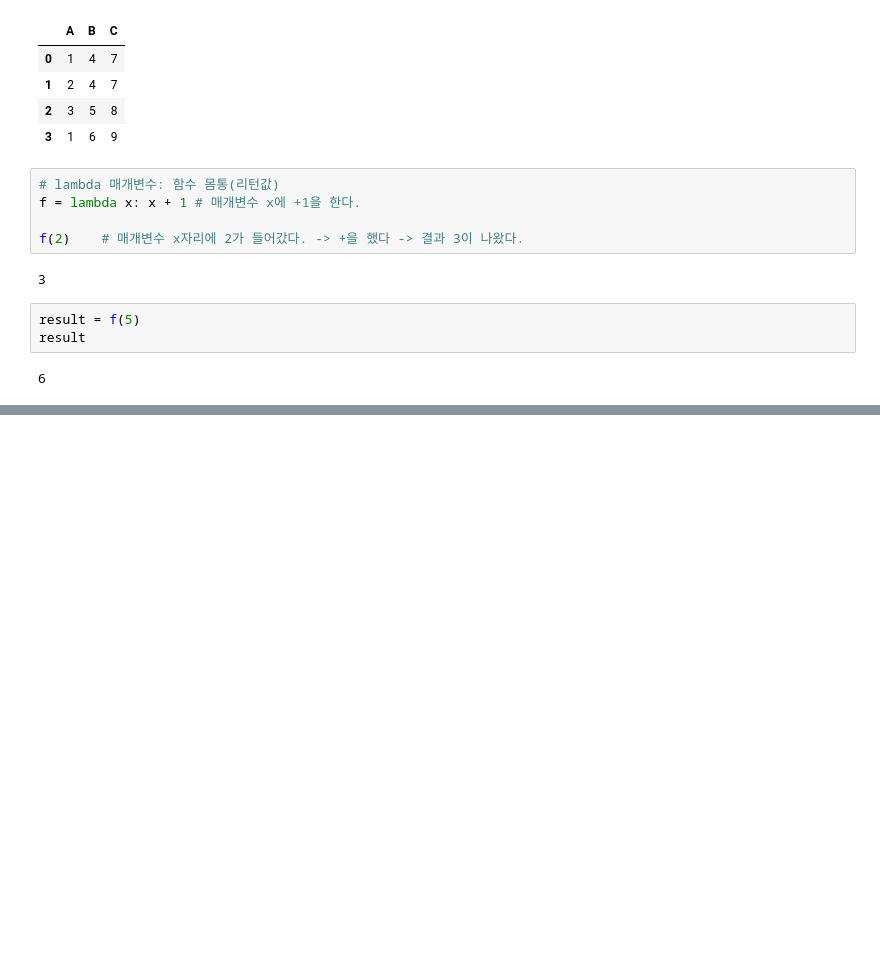
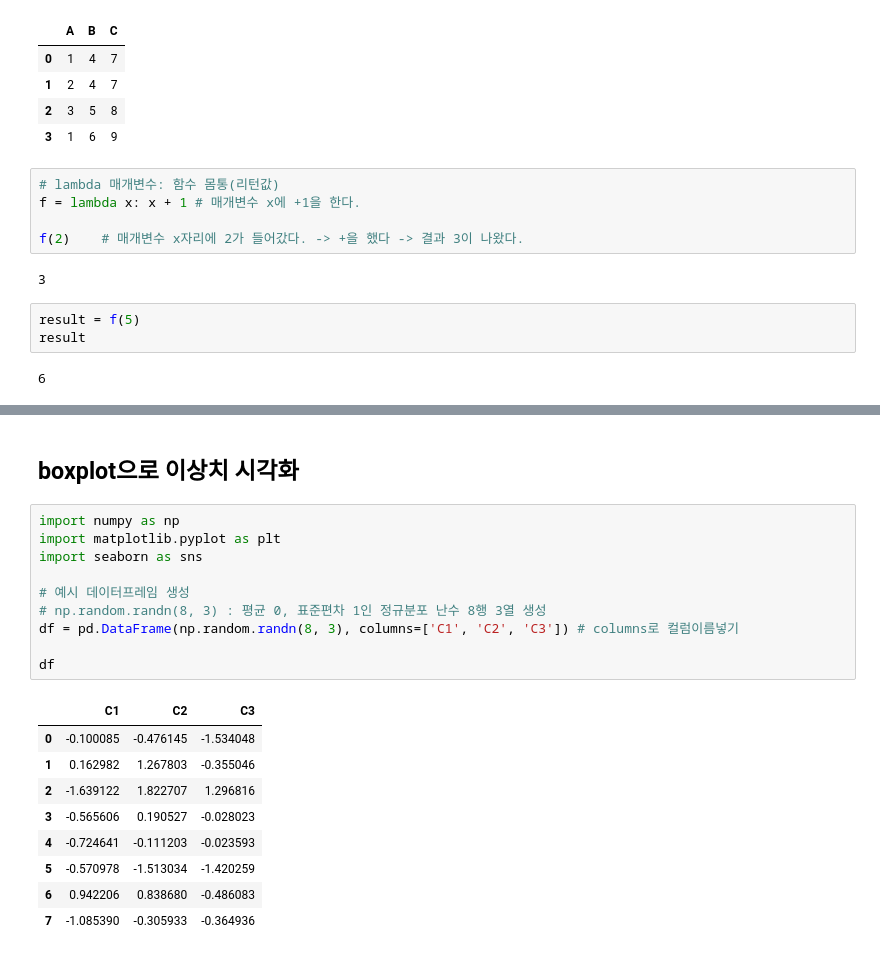
Before and after one commit to TaeGaori/DATA_ANAYSIS, a Jupyter notebook: ch10_no_show.ipynb, the cells around one changed output, grey strips where cells are left out. Drawn from its saved outputs; the diff is of its cells as text; blank space fills up the shorter version.

```diff
--- a/ch10_no_show.ipynb
+++ b/ch10_no_show.ipynb
@@ -260,0 +306,22 @@ result
+# %% [markdown]
+## boxplot으로 이상치 시각화
+# %%
+import numpy as np
+import matplotlib.pyplot as plt
+import seaborn as sns
+
+# 예시 데이터프레임 생성
+# np.random.randn(8, 3) : 평균 0, 표준편차 1인 정규분포 난수 8행 3열 생성
+df = pd.DataFrame(np.random.randn(8, 3), columns=['C1', 'C2', 'C3']) # columns로 컬럼이름넣기
+
+df
+# %% [output]
+|  | C1 | C2 | C3 |
+| 0 | -0.100085 | -0.476145 | -1.534048 |
+| 1 | 0.162982 | 1.267803 | -0.355046 |
+| 2 | -1.639122 | 1.822707 | 1.296816 |
+| 3 | -0.565606 | 0.190527 | -0.028023 |
+| 4 | -0.724641 | -0.111203 | -0.023593 |
+| 5 | -0.570978 | -1.513034 | -1.420259 |
+| 6 | 0.942206 | 0.838680 | -0.486083 |
+| 7 | -1.085390 | -0.305933 | -0.364936 |
```
Also changed, not shown: parts of 10 cells of this notebook, 1 other file.
